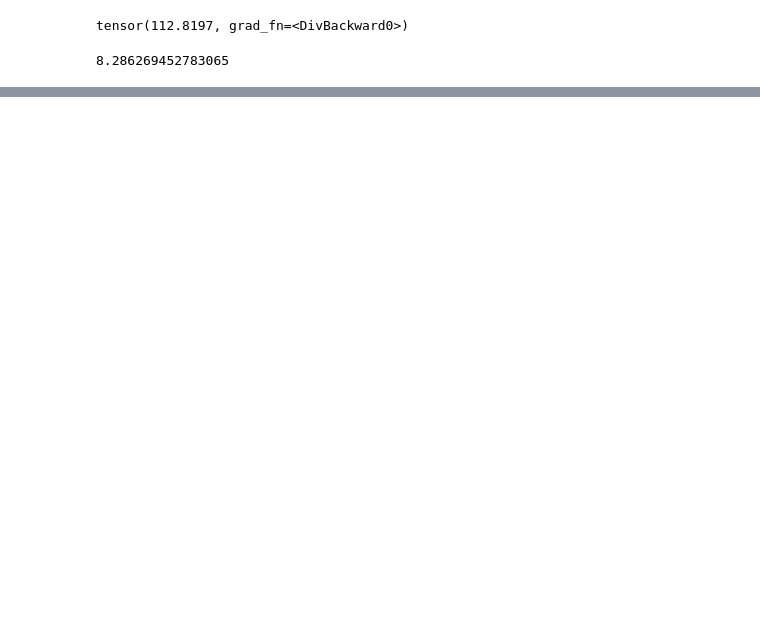
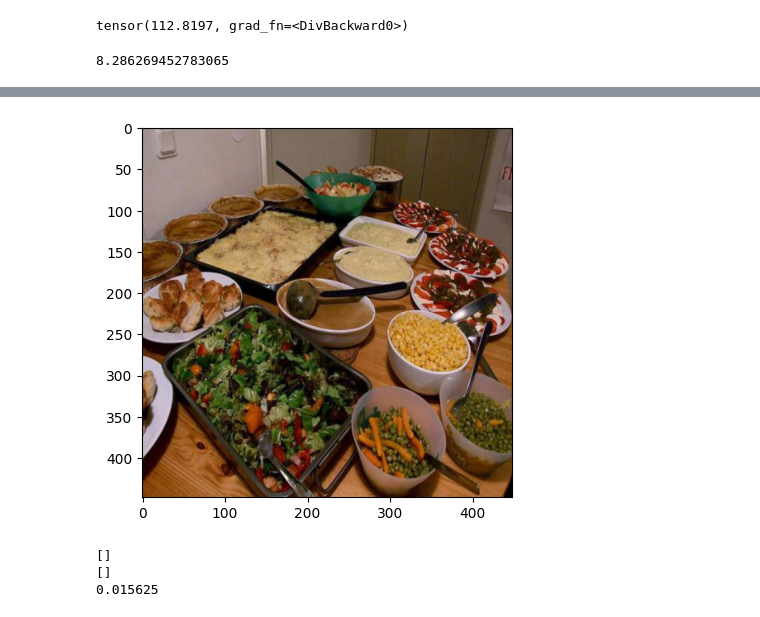
Before and after one commit to maianumerosky/EryxYOLO, a Jupyter notebook: yoloCoco.ipynb, the cells around one changed output, grey strips where cells are left out. Drawn from its saved outputs; the diff is of its cells as text; code cells hidden in the pictures; blank space fills up the shorter version.

```diff
--- a/yoloCoco.ipynb
+++ b/yoloCoco.ipynb
@@ -218,0 +255,13 @@ import numpy as np
+# %%
+from draw_bbox import draw_prediction_grid_bbox, torch_to_pil
+import matplotlib.pyplot as plt
+
+with torch.inference_mode():
+    pred = model(img.unsqueeze(0))
+fig, ax = plt.subplots()
+ax.imshow(torch_to_pil(img))
+for i in range(7):
+    for j in range(7):
+        draw_prediction_grid_bbox(pred[0,i,j,:], ax, class_dict = class_dict)
+# %% [output]
+[figure, added]
@@ -218,0 +293,14 @@ import numpy as np
+# %%
+correct = 0
+n = len(train_dataloader.dataset)
+for img, label in train_dataloader.dataset:
+    true_objects = objects_found(label.unsqueeze(0))
+    pred_objects = objects_found(model(img.unsqueeze(0)))
+    if sorted(true_objects) == sorted(pred_objects):
+        correct +=1
+        print(true_objects)
+print(correct/n)
+# %% [output]
+[]
+[]
+0.015625
```
Also changed, not shown: parts of 9 cells of this notebook, 2 other files.
